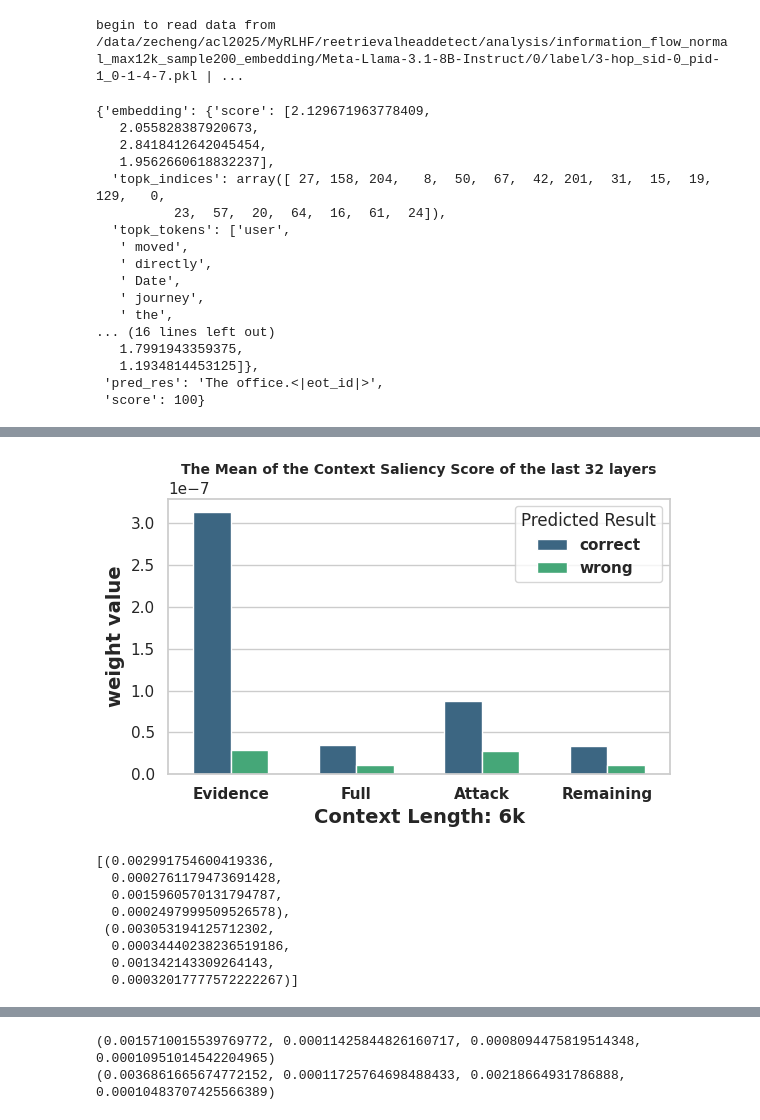
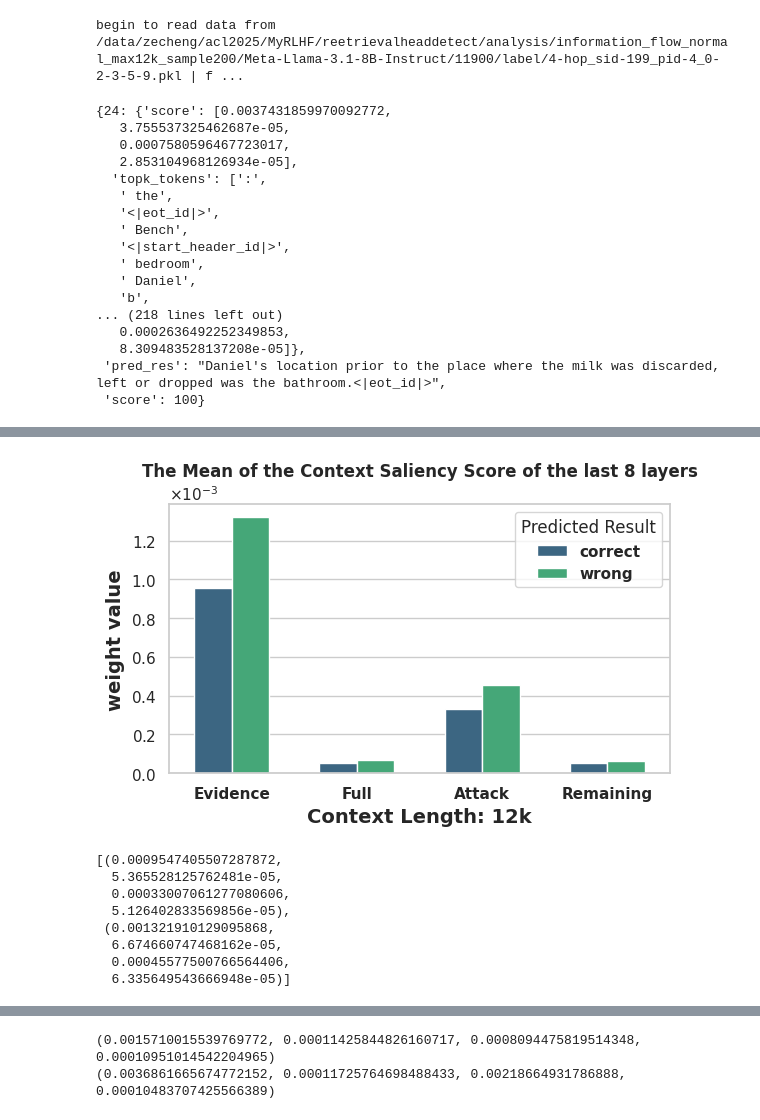
Before and after one commit to ZetangForward/MyRLHF, a Jupyter notebook: reetrievalheaddetect/analysis/draw_saliency_analysis_jbb.ipynb, the cells around one changed output, grey strips where cells are left out. Drawn from its saved outputs; the diff is of its cells as text; code cells hidden in the pictures.

```diff
--- a/reetrievalheaddetect/analysis/draw_saliency_analysis_jbb.ipynb
+++ b/reetrievalheaddetect/analysis/draw_saliency_analysis_jbb.ipynb
@@ -15,14 +15,14 @@ from nltk.tokenize import word_tokenize
 stop_words = set(stopwords.words('english'))
 
 
-context_length = "0k"
+context_length = "12k"
 file_dir = f"/data/zecheng/acl2025/MyRLHF/reetrievalheaddetect/analysis/information_flow/Meta-Llama-3.1-8B-Instruct/{int(context_length[:-1])*1000-100}/ce"
 
 # file_dir = "/data/zecheng/acl2025/MyRLHF/reetrievalheaddetect/analysis/information_flow_normal/Meta-Llama-3.1-8B-Instruct/1900/ce"
 # context_length = "2k"
 # file_dir = f"/data/zecheng/acl2025/MyRLHF/reetrievalheaddetect/analysis/information_flow_normal_max16k/Meta-Llama-3.1-8B-Instruct/{int(context_length[:-1])*1000-100}/ce"
-file_dir = f"/data/zecheng/acl2025/MyRLHF/reetrievalheaddetect/analysis/information_flow_normal_max12k_sample200_embedding/Meta-Llama-3.1-8B-Instruct/0/label"
-prefix = "3-hop*"
+file_dir = f"/data/zecheng/acl2025/MyRLHF/reetrievalheaddetect/analysis/information_flow_normal_max12k_sample200/Meta-Llama-3.1-8B-Instruct/{max(0, int(context_length[:-1])*1000-100)}/label"
+prefix = "4-hop*"
 all_files = auto_read_dir(file_dir, file_prefix=prefix)
 i = 0
 all_files = [os.path.join(file_dir, x) for x in all_files]
@@ -35,23 +34,23 @@ ModelZipper is ready for launch🚀 | Current Version🦄 >>> 0.2.7 <<< | AOE Ti
 single_data = auto_read_data(all_files[0])
 single_data
 # %% [output]
-begin to read data from /data/zecheng/acl2025/MyRLHF/reetrievalheaddetect/analysis/information_flow_normal_max12k_sample200_embedding/Meta-Llama-3.1-8B-Instruct/0/label/3-hop_sid-0_pid-1_0-1-4-7.pkl | ...
+begin to read data from /data/zecheng/acl2025/MyRLHF/reetrievalheaddetect/analysis/information_flow_normal_max12k_sample200/Meta-Llama-3.1-8B-Instruct/11900/label/4-hop_sid-199_pid-4_0-2-3-5-9.pkl | f ...
-{'embedding': {'score': [2.129671963778409,
-   2.055828387920673,
-   2.8418412642045454,
-   1.9562660618832237],
-  'topk_indices': array([ 27, 158, 204,   8,  50,  67,  42, 201,  31,  15,  19, 129,   0,
-          23,  57,  20,  64,  16,  61,  24]),
-  'topk_tokens': ['user',
-   ' moved',
-   ' directly',
-   ' Date',
-   ' journey',
+{24: {'score': [0.0037431859970092772,
+   3.755537325462687e-05,
+   0.0007580596467723017,
+   2.853104968126934e-05],
+  'topk_tokens': [':',
    ' the',
-... (16 lines left out)
-   1.7991943359375,
-   1.1934814453125]},
- 'pred_res': 'The office.<|eot_id|>',
+   '<|eot_id|>',
+   ' Bench',
+   '<|start_header_id|>',
+   ' bedroom',
+   ' Daniel',
+   'b',
+... (218 lines left out)
+   0.0002636492252349853,
+   8.309483528137208e-05]},
+ 'pred_res': "Daniel's location prior to the place where the milk was discarded, left or dropped was the bathroom.<|eot_id|>",
  'score': 100}
 # %%
 final_scores=[]
@@ -105,6 +104,7 @@ import matplotlib.pyplot as plt
 import pandas as pd
 import numpy as np
 
+from matplotlib.ticker import ScalarFormatter
 from matplotlib.patches import FancyBboxPatch
 # 示例数据
 data = pd.DataFrame({
@@ -145,7 +145,7 @@ bar_plot = sns.barplot(x='Context Type', y='Mean Weight', hue='Predicted Result'
 #     bar_plot.add_patch(rounded_rect)
 
 # 添加标题和标签
-plt.title(f'The Mean of the Context Saliency Score of the last {all_layer_nums} layers', fontsize=10, fontweight='bold')
+plt.title(f'The Mean of the Context Saliency Score of the last {all_layer_nums} layers', fontsize=12, fontweight='bold')
 plt.xlabel(f'Context Length: {context_length}', fontsize=14, fontweight = 'bold')
 plt.ylabel('weight value', fontsize=14, fontweight = 'bold')
 
@@ -161,9 +161,13 @@ for p in bar_plot.patches:
                       xytext = (0, 9),
                       textcoords = 'offset points')
 
+plt.gca().yaxis.set_major_formatter(ScalarFormatter(useMathText=True)) #科学计数法
+plt.gca().ticklabel_format(axis='y', style='sci', scilimits=(0,0))
+
+
 # 显示图例
 # plt.legend(title='Metric', bbox_to_anchor=(1.05, 1), loc='upper left')
-plt.legend(title = 'Predicted Result', prop={'weight': 'bold'})
+plt.legend(title = 'Predicted Result', loc = 'upper right', prop={'weight': 'bold'})
 # 调整布局
 plt.tight_layout()
 
@@ -224,15 +211,15 @@ begin to read data from /data/zecheng/acl2025/MyRLHF/reetrievalheaddetect/analys
-[figure, old version]
+[figure, new version]
 # %%
 final_scores
 # %% [output]
-[(0.002991754600419336,
-  0.0002761179473691428,
-  0.0015960570131794787,
-  0.0002497999509526578),
- (0.003053194125712302,
-  0.00034440238236519186,
-  0.001342143309264143,
-  0.00032017777572222267)]
+[(0.0009547405507287872,
+  5.365528125762481e-05,
+  0.00033007061277080606,
+  5.126402833569856e-05),
+ (0.001321910129095868,
+  6.674660747468162e-05,
+  0.00045577500766564406,
+  6.335649543666948e-05)]
 # %%
 import seaborn as sns
 import matplotlib.pyplot as plt
```
Also changed, not shown: parts of 6 cells of this notebook, 2 other files.
